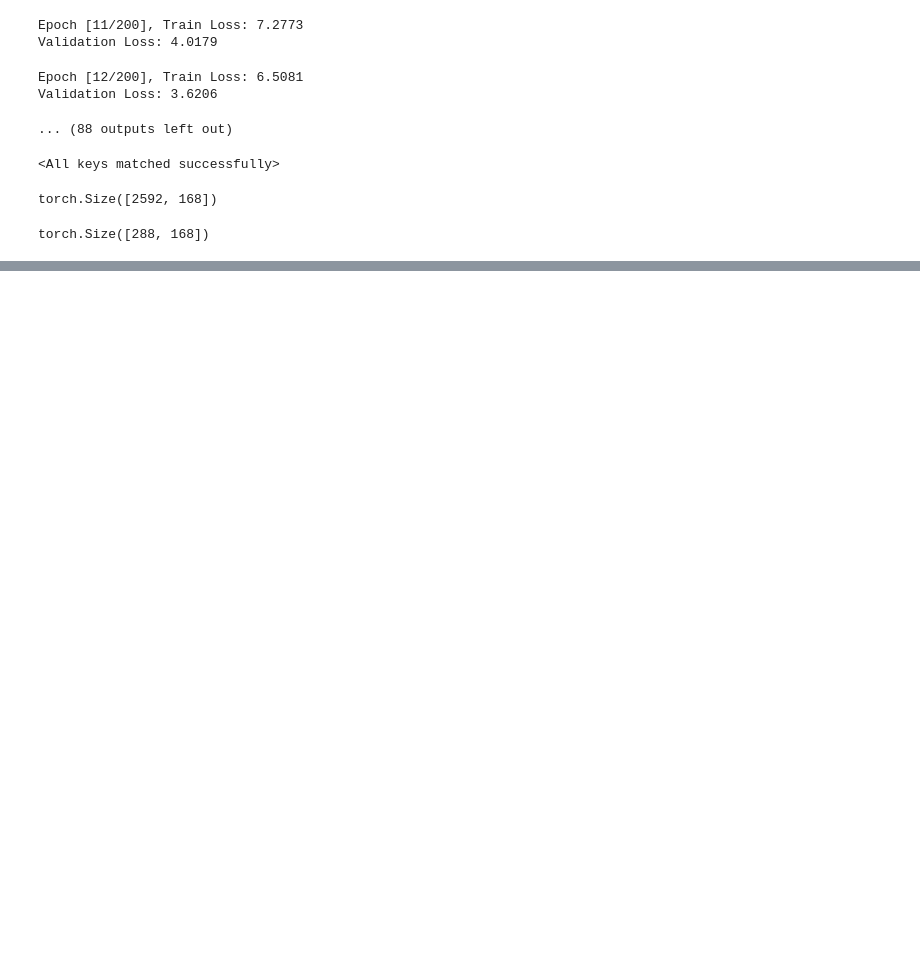
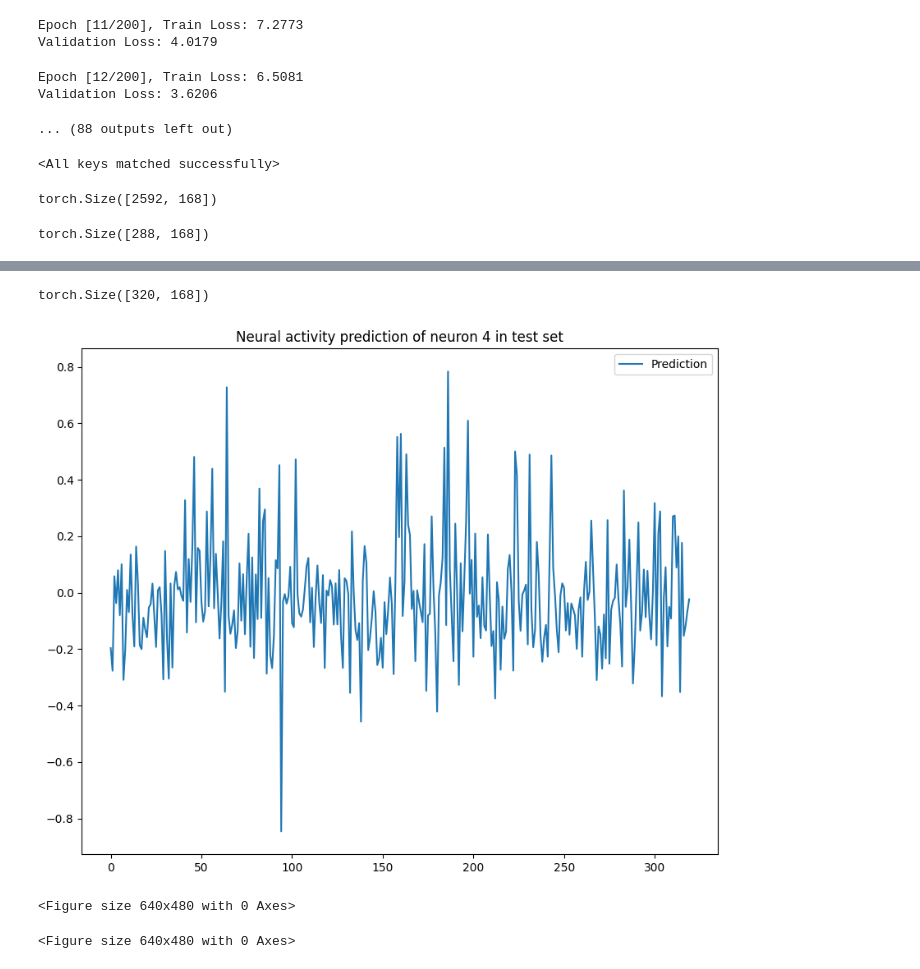
Before and after one commit to ZyLiao-0011/NX414, a Jupyter notebook: data_driven.ipynb, the cells around one changed output, grey strips where cells are left out. Saved outputs shown, nothing was run; the diff lists cells and outputs as text; code cells hidden in the pictures; blank space fills up the shorter version.

```diff
--- a/data_driven.ipynb
+++ b/data_driven.ipynb
@@ -297,0 +323,28 @@ plt.figure()
+# %%
+model.eval()
+
+prediction_test = []
+
+with torch.no_grad():
+    for stimulus in ITdataloader_test:
+        inputs = stimulus.to(device)
+        outputs = model(inputs)
+        prediction_test.append(outputs.cpu())
+
+prediction_test = torch.cat(prediction_test, dim=0)
+prediction_test.shape
+# %% [output]
+torch.Size([320, 168])
+# %%
+example_id = 4
+
+plt.figure(figsize= (10,8))
+plt.title(f'Neural activity prediction of neuron {example_id} in test set')
+plt.plot(prediction_test[:,example_id], label = "Prediction")
+plt.legend()
+plt.show()
+plt.figure()
+# %% [output]
+[figure, added]
+<Figure size 640x480 with 0 Axes>
+<Figure size 640x480 with 0 Axes>
```
Also changed, not shown: parts of 6 cells of this notebook.
